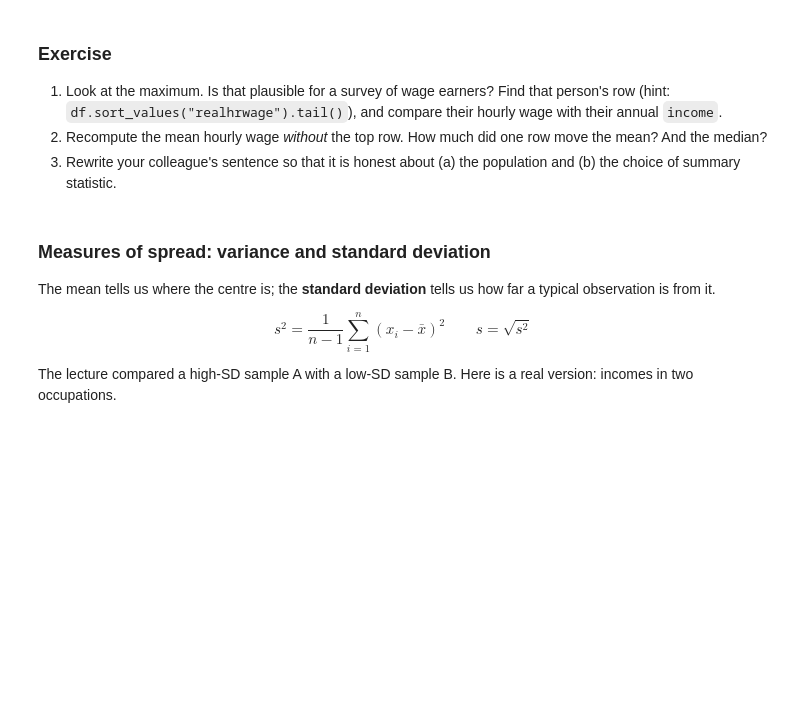
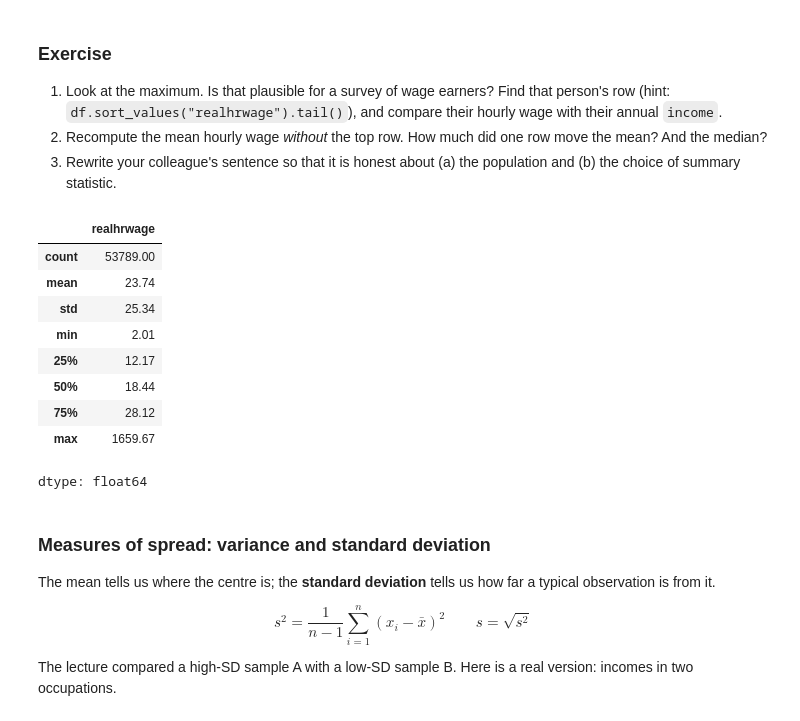
Before and after one commit to aaliyamckee/QM2, a Jupyter notebook: Aaliya_W05_Distributions_and_Basic_Statistics.ipynb, the cells around one changed output. Cells and saved outputs as stored; diff of their text form; code cells hidden in the pictures; blank space fills up the shorter version.

```diff
--- a/Aaliya_W05_Distributions_and_Basic_Statistics.ipynb
+++ b/Aaliya_W05_Distributions_and_Basic_Statistics.ipynb
@@ -246,3 +245,26 @@ Name: realhrwage, dtype: float64
+# %%
+df.sort_values("realhrwage").tail()
+
+#clean the dataset to remove the outlier
+
+df_clean = df[df["realhrwage"] < 30000]
+
+df_clean["realhrwage"].describe().round(2)
+
+#the mean decreased by around a dollar, the median hasn't moved (which makes sense)
+
+#3. The mean of American workers' hourly wage is $23.74 (excluding outliers)
+# %% [output]
+|  | realhrwage |
+| count | 53789.00 |
+| mean | 23.74 |
+| std | 25.34 |
+| min | 2.01 |
+| 25% | 12.17 |
+| 50% | 18.44 |
+| 75% | 28.12 |
+| max | 1659.67 |
+dtype: float64
 # %% [markdown]
 ### Measures of spread: variance and standard deviation
 
```
Also changed, not shown: parts of 6 cells of this notebook.
